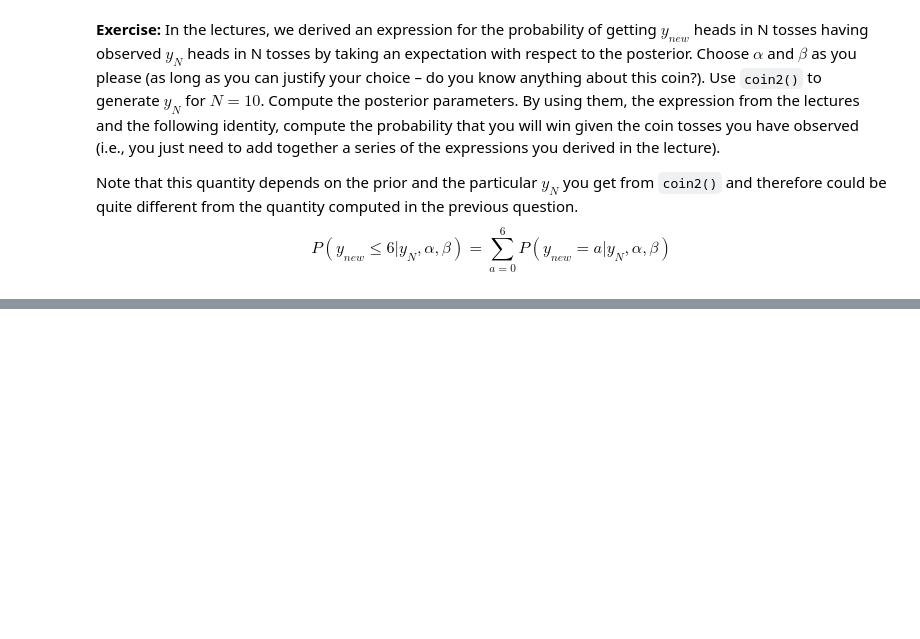
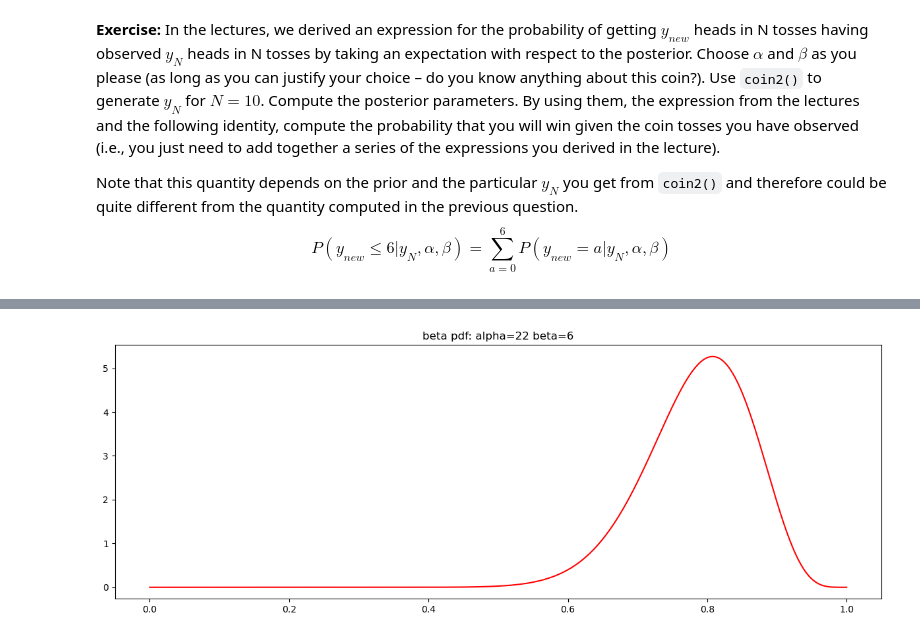
Before and after one commit to Michele2301/asi-labs, a Jupyter notebook: lab_week1-public/Coin_Toss_Experiment.ipynb, the cells around one changed output, grey strips where cells are left out. Saved outputs shown, nothing was run; the diff lists cells and outputs as text; code cells hidden in the pictures; blank space fills up the shorter version.

```diff
--- a/lab_week1-public/Coin_Toss_Experiment.ipynb
+++ b/lab_week1-public/Coin_Toss_Experiment.ipynb
@@ -235,0 +234,4 @@ print(p_ynew_se_six)
+# %%
+plot_beta(alpha1, beta1)
+# %% [output]
+[figure, added]
```
Also changed, not shown: parts of 8 cells of this notebook, 3 other files.
